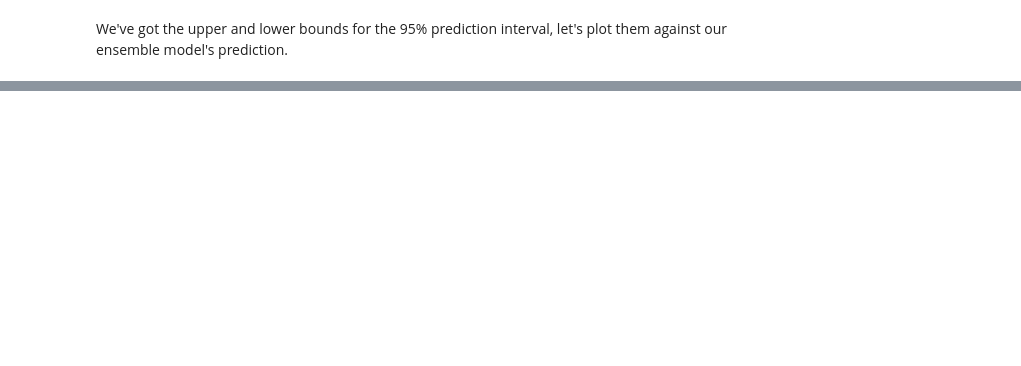
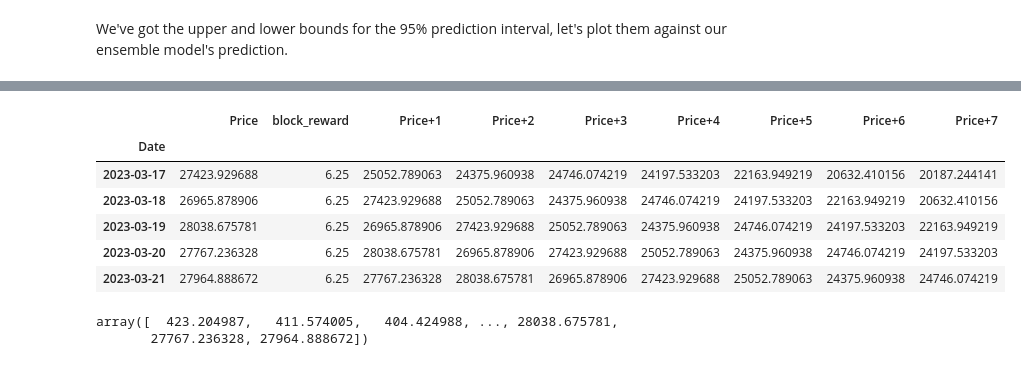
Before and after one commit to SaketMunda/time-series-with-tensorflow, a Jupyter notebook: time_series_with_tensorflow_bitpredict.ipynb, the cells around one changed output, grey strips where cells are left out. Drawn from its saved outputs; the diff is of its cells as text; code cells hidden in the pictures; blank space fills up the shorter version.

```diff
--- a/time_series_with_tensorflow_bitpredict.ipynb
+++ b/time_series_with_tensorflow_bitpredict.ipynb
@@ -2158,0 +2220,10 @@ plt.plot(X_test.index[offset:], y_test.index[offset:], "g", label="Test Data")
+# %%
+bitcoin_prices_windowed.tail()
+# %% [output]
+|  | Price | block_reward | Price+1 | Price+2 | Price+3 | Price+4 | Price+5 | Price+6 | Price+7 |
+| Date |  |  |  |  |  |  |  |  |  |
+| 2023-03-17 | 27423.929688 | 6.25 | 25052.789063 | 24375.960938 | 24746.074219 | 24197.533203 | 22163.949219 | 20632.410156 | 20187.244141 |
+| 2023-03-18 | 26965.878906 | 6.25 | 27423.929688 | 25052.789063 | 24375.960938 | 24746.074219 | 24197.533203 | 22163.949219 | 20632.410156 |
+| 2023-03-19 | 28038.675781 | 6.25 | 26965.878906 | 27423.929688 | 25052.789063 | 24375.960938 | 24746.074219 | 24197.533203 | 22163.949219 |
+| 2023-03-20 | 27767.236328 | 6.25 | 28038.675781 | 26965.878906 | 27423.929688 | 25052.789063 | 24375.960938 | 24746.074219 | 24197.533203 |
+| 2023-03-21 | 27964.888672 | 6.25 | 27767.236328 | 28038.675781 | 26965.878906 | 27423.929688 | 25052.789063 | 24375.960938 | 24746.074219 |
@@ -2158,0 +2234,5 @@ plt.plot(X_test.index[offset:], y_test.index[offset:], "g", label="Test Data")
+# %%
+y_all
+# %% [output]
+array([  423.204987,   411.574005,   404.424988, ..., 28038.675781,
+       27767.236328, 27964.888672])
```
Also changed, not shown: parts of 58 cells of this notebook.
